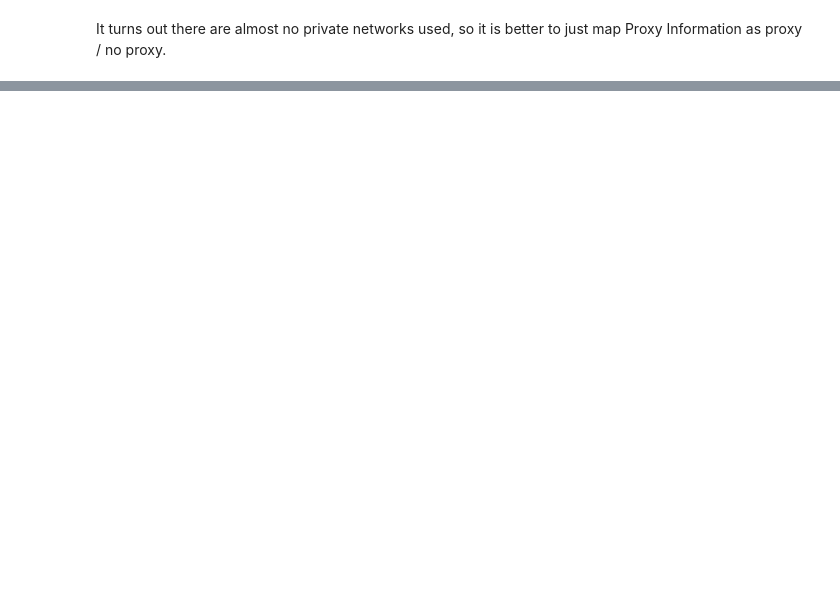
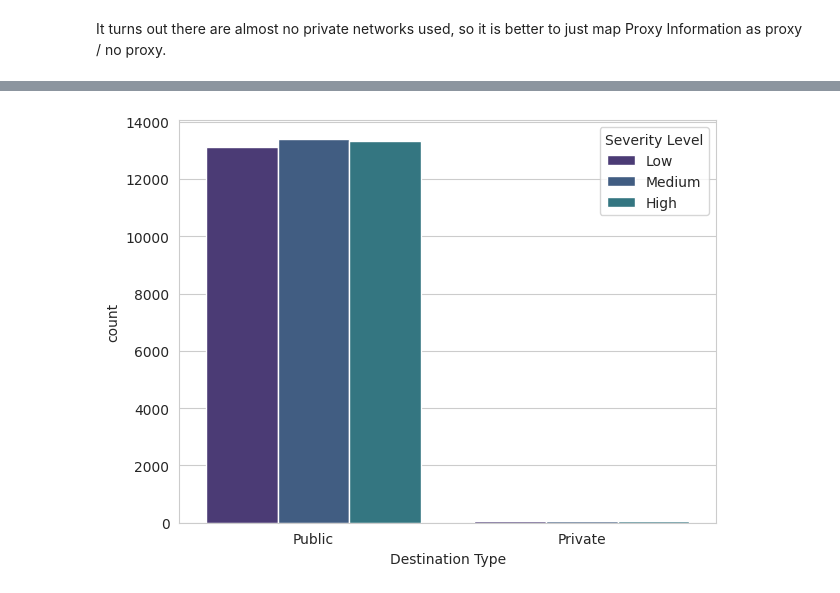
Before and after one commit to Alisizationed/sigmoid-exam, a Jupyter notebook: part_1_eda.ipynb, the cells around one changed output, grey strips where cells are left out. Cells and saved outputs as stored; diff of their text form; code cells hidden in the pictures; blank space fills up the shorter version.

```diff
--- a/part_1_eda.ipynb
+++ b/part_1_eda.ipynb
@@ -350,0 +355,9 @@ df.drop(['Proxy Information', 'Proxy Engineering'], axis=1, inplace=True)
+# %%
+df['Destination Type'] = df['Destination IP Address'].apply(classify_ip)
+df['Source Type'] = df['Source IP Address'].apply(classify_ip)
+# %%
+sns.countplot(df, x='Destination Type', hue='Severity Level')
+plt.tight_layout()
+plt.show()
+# %% [output]
+[figure, added]
```
Also changed, not shown: parts of 45 cells of this notebook.
